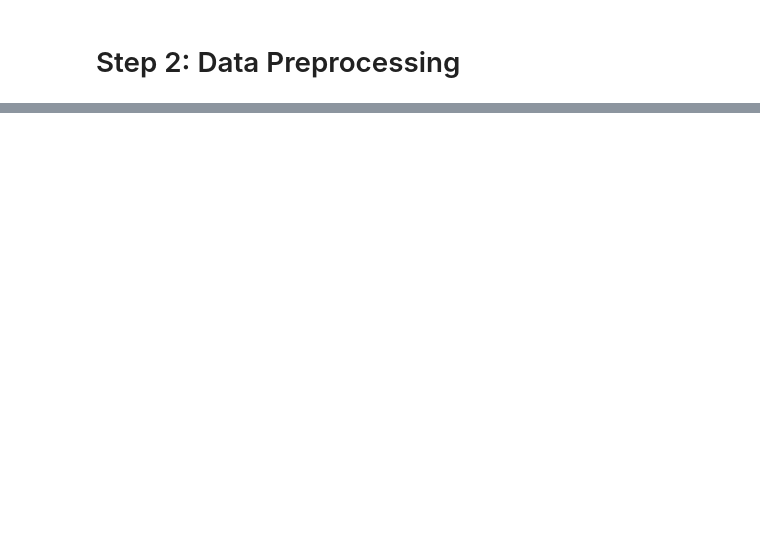
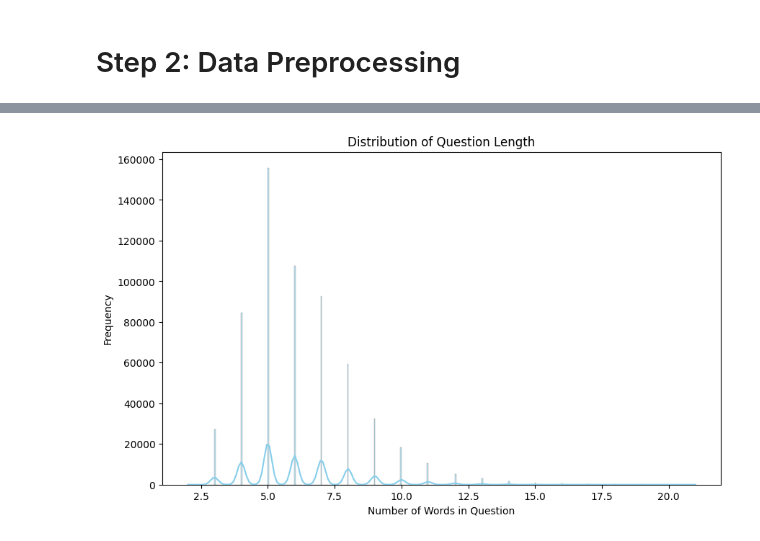
Before and after one commit to nilanahar/MMAI_894_DeepLearning_Project_TeamRosedale, a Jupyter notebook: MMAI_894_Team_Project.ipynb, the cells around one changed output, grey strips where cells are left out. Drawn from its saved outputs; the diff is of its cells as text; code cells hidden in the pictures; blank space fills up the shorter version.

```diff
--- a/MMAI_894_Team_Project.ipynb
+++ b/MMAI_894_Team_Project.ipynb
@@ -184,8 +214,8 @@ joblib.dump(train_images_features_df, "/content/drive/MyDrive/Colab Notebooks/89
 # %% [markdown]
 ##### Load Workspace
 # %%
-train_qna_df = joblib.load("/content/drive/MyDrive/Colab Notebooks/894/Training/Data/questions_answers_features.joblib")
-train_images_df = joblib.load("/content/drive/MyDrive/Colab Notebooks/894/Training/Data/images_features.joblib")
+train_qna_df = joblib.load("/content/drive/MyDrive/Colab Notebooks/894/Training/questions_answers_features.joblib")
+train_images_df = joblib.load("/content/drive/MyDrive/Colab Notebooks/894/Training/images_features.joblib")
 train_images_df.shape
 # %% [output]
 (20000, 2049)
@@ -360,0 +356,4 @@ plt.show()
+# %%
+df_train = joblib.load("/content/drive/MyDrive/Colab Notebooks/894/Training/complete_training_set_tabular.joblib")
+df_valid = joblib.load("/content/drive/MyDrive/Colab Notebooks/894/Validation/complete_validation_set_tabular.joblib")
+df_train.head()
@@ -360,0 +389,6 @@ plt.show()
+# %%
+df_train['question'] = df_train['question_oeq']
+df_valid['question'] = df_valid['question_oeq']
+
+df_train = df_train.drop(columns=['question_oeq', 'question_mcq'])
+df_valid = df_valid.drop(columns=['question_oeq', 'question_mcq'])
@@ -360,0 +414,11 @@ plt.show()
+# %%
+# Analyze Question Length
+df_train['question_length'] = df_train['question'].apply(lambda x: len(x.split()))
+plt.figure(figsize=(10, 6))
+sns.histplot(df_train['question_length'], kde=True, color='skyblue')
+plt.title('Distribution of Question Length')
+plt.xlabel('Number of Words in Question')
+plt.ylabel('Frequency')
+plt.show()
+# %% [output]
+[figure, added]
```
Also changed, not shown: parts of 27 cells of this notebook.
